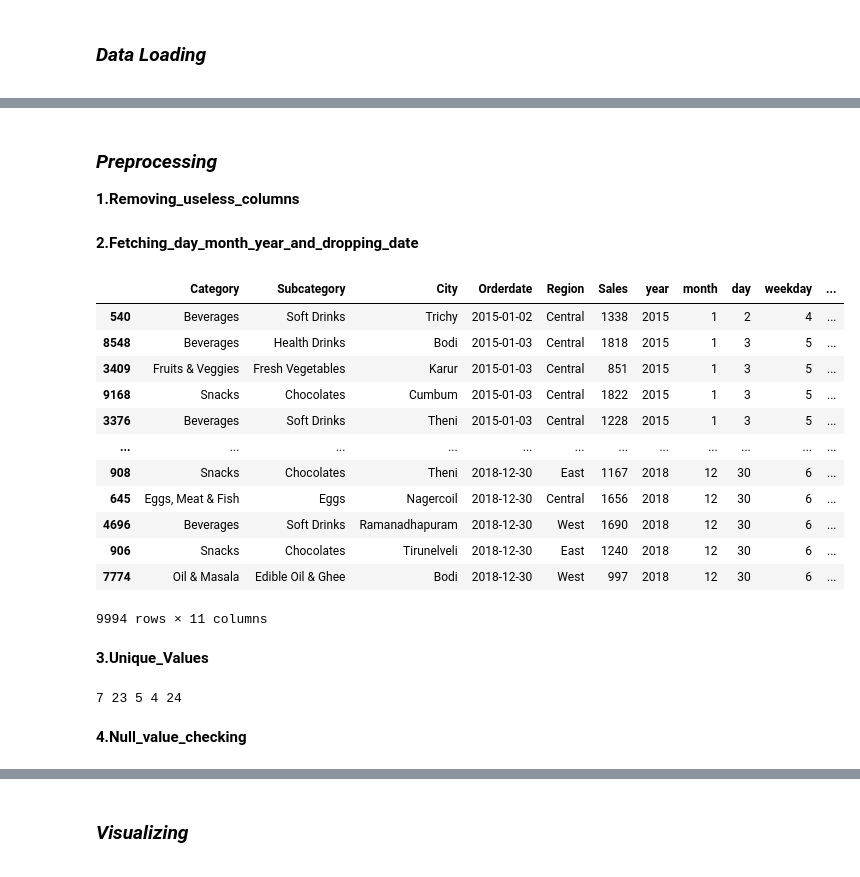
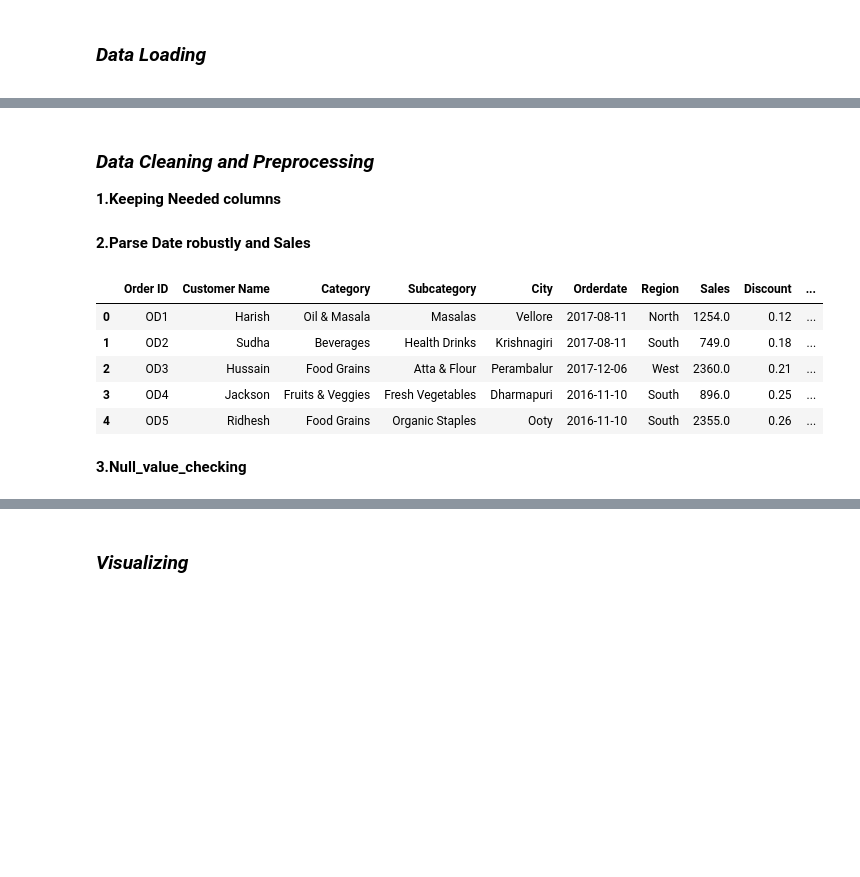
Before and after one commit to Usaid582000/Indian_Grocery_Products_Sales_prediction_Randomforest, a Jupyter notebook: main.ipynb, the cells around one changed output, grey strips where cells are left out. Saved outputs shown, nothing was run; the diff lists cells and outputs as text; code cells hidden in the pictures; blank space fills up the shorter version.

```diff
--- a/main.ipynb
+++ b/main.ipynb
@@ -7,3 +17,4 @@ import numpy as np
 # %%
 df = pd.read_csv('supermarket-sales.csv')
-df
+df1 = pd.read_csv('grocery_sales.csv')
+df = pd.concat([df, df1], ignore_index=True)
@@ -24,45 +21,30 @@ df
 # %% [markdown]
-*<h3>Preprocessing</h3>*
-**1.Removing_useless_columns**
+*<h3>Data Cleaning and Preprocessing</h3>*
+**1.Keeping Needed columns**
 # %%
-df = df.drop(["State","Customer Name","Discount","Order ID","Profit"], axis=1)
+expected_cols = ['Order ID','Customer Name','Category','Subcategory','City','Orderdate','Region','Sales','Discount','Profit','State']
+missing = [c for c in expected_cols if c not in df.columns]
+if missing:
+    raise ValueError(f"Missing columns: {missing}")
+
+df = df[expected_cols].copy()
 # %% [markdown]
-**2.Fetching_day_month_year_and_dropping_date**
+**2.Parse Date robustly and Sales**
 # %%
-df['Orderdate'] = pd.to_datetime(df['Orderdate'], format='mixed', dayfirst=True, errors='coerce')
-df['year'] = df['Orderdate'].dt.year
-df['month'] = df['Orderdate'].dt.month
-df['day'] = df['Orderdate'].dt.day
-df["weekday"] = df["Orderdate"].dt.weekday
-df["is_weekend"] = df["weekday"].isin([5,6]).astype(int)
-df =df.sort_values('Orderdate')
-df
+df['Orderdate'] = pd.to_datetime(df['Orderdate'], dayfirst=True, errors='coerce')
+df = df.dropna(subset=['Orderdate', 'City', 'Sales'])
+df['Sales'] = pd.to_numeric(df['Sales'], errors='coerce')
+df = df.dropna(subset=['Sales'])
+display(df.head())
 # %% [output]
-|  | Category | Subcategory | City | Orderdate | Region | Sales | year | month | day | weekday | ... |
-| 540 | Beverages | Soft Drinks | Trichy | 2015-01-02 | Central | 1338 | 2015 | 1 | 2 | 4 | ... |
-| 8548 | Beverages | Health Drinks | Bodi | 2015-01-03 | Central | 1818 | 2015 | 1 | 3 | 5 | ... |
-| 3409 | Fruits & Veggies | Fresh Vegetables | Karur | 2015-01-03 | Central | 851 | 2015 | 1 | 3 | 5 | ... |
-| 9168 | Snacks | Chocolates | Cumbum | 2015-01-03 | Central | 1822 | 2015 | 1 | 3 | 5 | ... |
-| 3376 | Beverages | Soft Drinks | Theni | 2015-01-03 | Central | 1228 | 2015 | 1 | 3 | 5 | ... |
-| ... | ... | ... | ... | ... | ... | ... | ... | ... | ... | ... | ... |
-| 908 | Snacks | Chocolates | Theni | 2018-12-30 | East | 1167 | 2018 | 12 | 30 | 6 | ... |
-| 645 | Eggs, Meat & Fish | Eggs | Nagercoil | 2018-12-30 | Central | 1656 | 2018 | 12 | 30 | 6 | ... |
-| 4696 | Beverages | Soft Drinks | Ramanadhapuram | 2018-12-30 | West | 1690 | 2018 | 12 | 30 | 6 | ... |
-| 906 | Snacks | Chocolates | Tirunelveli | 2018-12-30 | East | 1240 | 2018 | 12 | 30 | 6 | ... |
-| 7774 | Oil & Masala | Edible Oil & Ghee | Bodi | 2018-12-30 | West | 997 | 2018 | 12 | 30 | 6 | ... |
+|  | Order ID | Customer Name | Category | Subcategory | City | Orderdate | Region | Sales | Discount | ... |
+| 0 | OD1 | Harish | Oil & Masala | Masalas | Vellore | 2017-08-11 | North | 1254.0 | 0.12 | ... |
+| 1 | OD2 | Sudha | Beverages | Health Drinks | Krishnagiri | 2017-08-11 | South | 749.0 | 0.18 | ... |
+| 2 | OD3 | Hussain | Food Grains | Atta & Flour | Perambalur | 2017-12-06 | West | 2360.0 | 0.21 | ... |
+| 3 | OD4 | Jackson | Fruits & Veggies | Fresh Vegetables | Dharmapuri | 2016-11-10 | South | 896.0 | 0.25 | ... |
+| 4 | OD5 | Ridhesh | Food Grains | Organic Staples | Ooty | 2016-11-10 | South | 2355.0 | 0.26 | ... |
-9994 rows × 11 columns
-# %% [markdown]
-**3.Unique_Values**
-# %%
-print(len(df.Category.unique()),
-      len(df.Subcategory.unique()),
-      len(df.Region.unique()),
-      len(df.year.unique()),
-      len(df.City.unique()))
-# %% [output]
-7 23 5 4 24
 # %% [markdown]
-**4.Null_value_checking**
+**3.Null_value_checking**
 # %%
 df.isna().sum()
 # %% [output]
```
Also changed, not shown: parts of 38 cells of this notebook, 14 other files.
